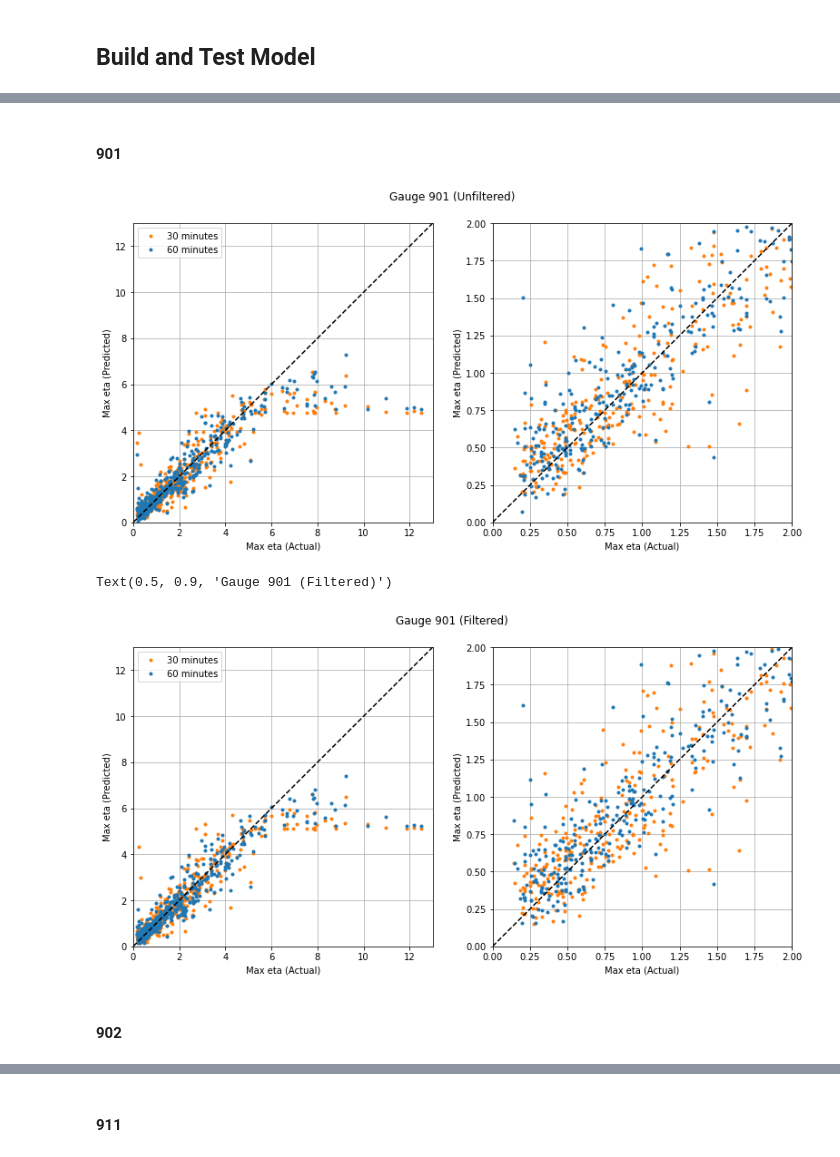
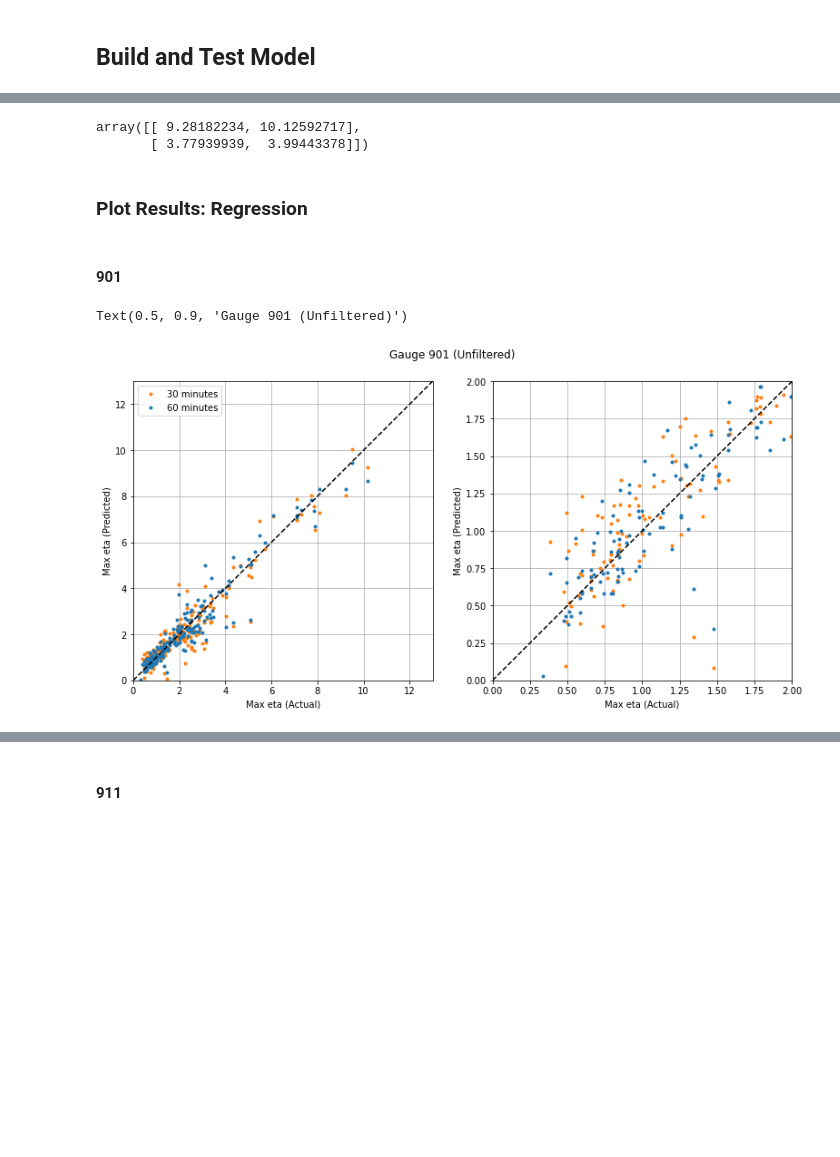
Before and after one commit to chrismhl/tsunami, a Jupyter notebook: Tsunami_TS_Regression.ipynb, the cells around one changed output, grey strips where cells are left out. Saved outputs shown, nothing was run; the diff lists cells and outputs as text; code cells hidden in the pictures; blank space fills up the shorter version.

```diff
--- a/Tsunami_TS_Regression.ipynb
+++ b/Tsunami_TS_Regression.ipynb
@@ -248,10 +129,14 @@ tstart = []
 
 for i in range(len(tsteps)):
     eta_tmp, run_id_tmp, runs_used_tmp, times_tmp, tstart_tmp =\
-        stack_series(eta, t, 702, 1300, threshold, tsteps[i], sub_thresh, sub_time)
+        tsr.stack_series(eta, t, 702, runnos, 901, 0.5, threshold, tsteps[i], sub_thresh, sub_time)
+#     eta_tmp, runs_used_tmp, times_tmp, tstart_tmp =\
+#         tsr.stack_series_raw(eta, t, 702, runnos, 901, 0.5, threshold, tsteps[i], sub_thresh, sub_time)
 
     eta_g702.append(eta_tmp)
     run_id.append(run_id_tmp)
     runs_used.append(runs_used_tmp)
     times.append(times_tmp)
     tstart.append(tstart_tmp)
+
+# feat702 = eta_g702
@@ -656,0 +267,6 @@ pred_912_f, target_912_f, runs_912_f, evs_912_f = train_test(feat702_filt912, g9
+# %%
+# Import the run numbers and indices for test/train sets
+runnos_train = np.loadtxt(os.path.join(path,'data\sjdf_train_runno.txt')).astype(int)
+runnos_test = np.loadtxt(os.path.join(path,'data\sjdf_test_runno.txt')).astype(int)
+index_train = np.loadtxt(os.path.join(path,'data\sjdf_train_index.txt')).astype(int)
+index_test = np.loadtxt(os.path.join(path,'data\sjdf_test_index.txt')).astype(int)
@@ -656,0 +275,8 @@ pred_912_f, target_912_f, runs_912_f, evs_912_f = train_test(feat702_filt912, g9
+# %%
+# Choice of model. comment/uncomment as needed
+
+rmodel = GridSearchCV(SVR(kernel='rbf', gamma='scale', cache_size=1000), param_grid={"C": [1e-2,5e-1,1e0, 1e1, 5e1, 1e2],
+                                                                   "gamma": np.logspace(-5, 0, 21)})
+# rmodel =  RandomForestRegressor(n_estimators=100)
+# rmodel = GradientBoostingRegressor(loss='ls')
+# rmodel = DecisionTreeRegressor()
@@ -656,0 +285,20 @@ pred_912_f, target_912_f, runs_912_f, evs_912_f = train_test(feat702_filt912, g9
+# %%
+sc = True
+
+## Gauge 901
+# Unfiltered
+pred_901, trp_901, target_901, evs_901, scalers_901, models_901 = tsr.train_test(feat702, g901max, runnos, index_train, index_test,
+                                                                              sc,'r', rmodel,True)
+
+# Filtered
+# pred_901_f, trp_901_f, target_901_f, evs_901_f, scalers_901_f, models_901_f = tsr.train_test(feat702_filt901, g901max, runnos,
+#                                                                     index_train, index_test, sc,'r', rmodel, True)
+
+## Gauge 911
+# Unfiltered
+pred_911, trp_911, target_911, evs_911, scalers_911, models_911 = tsr.train_test(feat702, g911max, runnos, index_train, index_test,
+                                                                                  sc, 'r', rmodel, True)
+
+# Filtered
+# pred_911_f, trp_911_f, target_911_f, evs_911_f, scalers_911_f, models_911_f = tsr.train_test(feat702_filt911, g911max, runnos,
+#                                                                 index_train, index_test, sc, 'r', rmodel, True)
@@ -656,0 +511,16 @@ pred_912_f, target_912_f, runs_912_f, evs_912_f = train_test(feat702_filt912, g9
+# %%
+# Predict
+# Featurized
+pred_l1_901 = tsr.predict(scalers_901,models_901,feat_702_l1)
+pred_l1_911 = tsr.predict(scalers_911,models_911,feat_702_l1)
+
+# Raw
+# pred_l1_901 = tsr.predict(scalers_901,models_901,[eta_unif_l1[0:181].reshape(1, -1), eta_unif_l1[0:361].reshape(1, -1)])
+# pred_l1_911 = tsr.predict(scalers_911,models_911,[eta_unif_l1[0:181].reshape(1, -1), eta_unif_l1[0:361].reshape(1, -1)])
+
+np.vstack((pred_l1_901,pred_l1_911))
+# %% [output]
+array([[ 9.28182234, 10.12592717],
+       [ 3.77939939,  3.99443378]])
+# %% [markdown]
+### Plot Results: Regression
@@ -657,17 +529,13 @@ pred_912_f, target_912_f, runs_912_f, evs_912_f = train_test(feat702_filt912, g9
 # %% [markdown]
 #### 901
 # %%
-plot_test_all(target_901,pred_901,13,2, plotlabels)
+tsr.plot_test_all(target_901,pred_901,13,2, plotlabels)
 suptitle('Gauge 901 (Unfiltered)', y = 0.9)
-plt.savefig('g901.png')
+# plt.savefig('g901_gdboost.png')
 # %% [output]
+Text(0.5, 0.9, 'Gauge 901 (Unfiltered)')
-[figure, old version]
+[figure, new version]
 # %%
-plot_test_all(target_901_f,pred_901_f,13,2, plotlabels)
+tsr.plot_test_all(target_901_f,pred_901_f,13,2, plotlabels)
 suptitle('Gauge 901 (Filtered)',y=0.9)
 # plt.savefig('g901_f_subs.png')
-# %% [output]
-Text(0.5, 0.9, 'Gauge 901 (Filtered)')
-[figure, removed]
-# %% [markdown]
-#### 902
```
Also changed, not shown: parts of 155 cells of this notebook.
